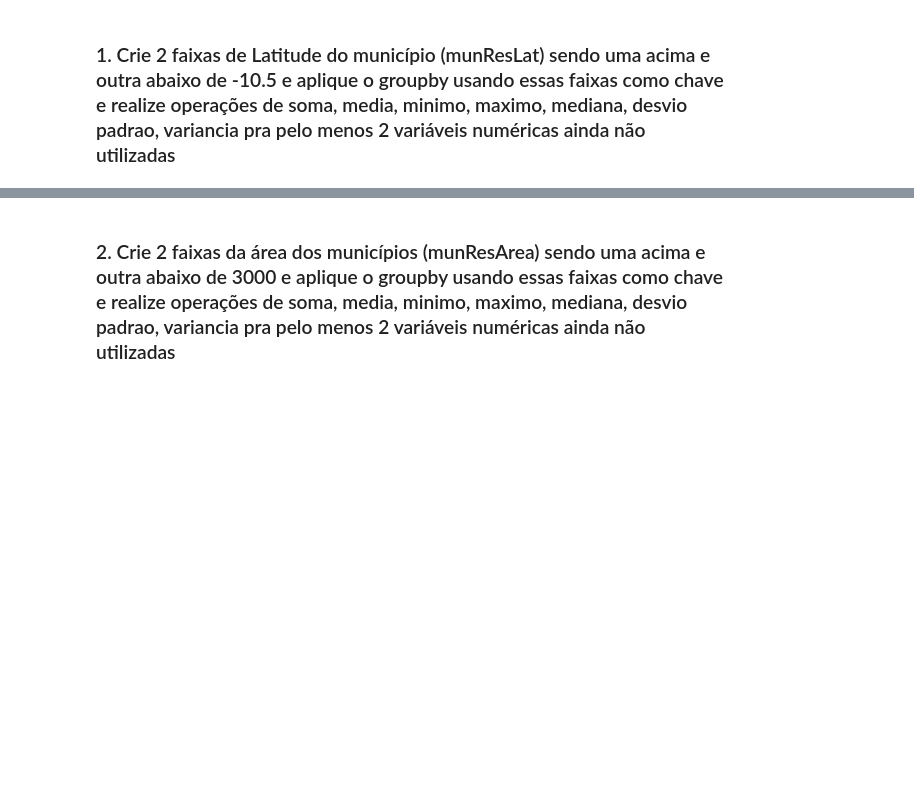
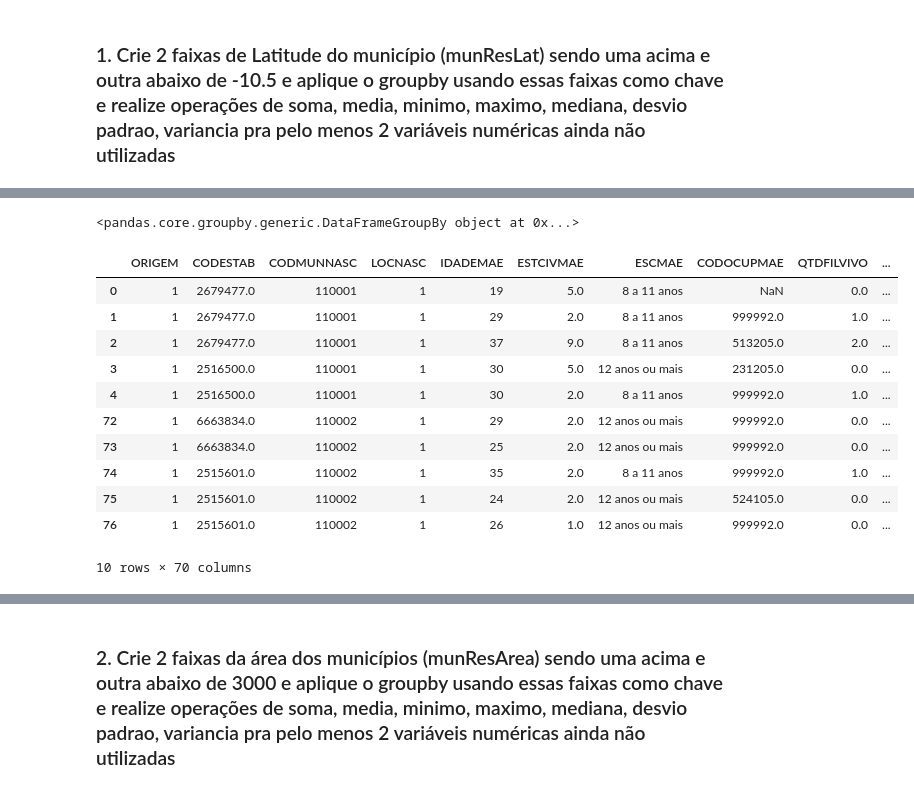
Before and after one commit to diegofurukawa/Python_Ebac, a Jupyter notebook: Profissao_Cientista_de_Dados/02_Cientista_de_Dados/Modulo_09_-_Desenvolvimento_de_Aplicacoes_com_Python/Mod9Tarefa2.ipynb, the cells around one changed output, grey strips where cells are left out. Cells and saved outputs as stored; diff of their text form; code cells hidden in the pictures; blank space fills up the shorter version.

```diff
--- a/Profissao_Cientista_de_Dados/02_Cientista_de_Dados/Modulo_09_-_Desenvolvimento_de_Aplicacoes_com_Python/Mod9Tarefa2.ipynb
+++ b/Profissao_Cientista_de_Dados/02_Cientista_de_Dados/Modulo_09_-_Desenvolvimento_de_Aplicacoes_com_Python/Mod9Tarefa2.ipynb
@@ -35,3 +35,5 @@ sinasc_raw.head()
 # Tarefa 2
 # %% [markdown]
 ### 1. Crie 2 faixas de Latitude do município (munResLat) sendo uma acima e outra abaixo de -10.5 e aplique o groupby usando essas faixas como chave e realize operações de soma, media, minimo, maximo, mediana, desvio padrao, variancia pra pelo menos 2 variáveis numéricas ainda não utilizadas
+# %%
+sinasc_raw['munResLat'].fillna(0, inplace=True)
@@ -37,0 +59,28 @@ sinasc_raw.head()
+# %%
+sinasc_faixa2 = sinasc_raw
+
+# Criar um dicionário de mapeamento para as faixas de latitude
+mapping = {True: 'Abaixo de -10.5', False: 'Acima de -10.5'}
+
+# Aplicar o mapeamento
+sinasc_faixa2['faixa'] = sinasc_faixa2['munResLat'].map(lambda x: x < -10.5).map(mapping)
+
+# Agrupar e somar os valores com base nas faixas
+result = sinasc_faixa2.groupby('faixa')
+# %% [output]
+<pandas.core.groupby.generic.DataFrameGroupBy object at 0x...>
+# %%
+result.head()
+# %% [output]
+|  | ORIGEM | CODESTAB | CODMUNNASC | LOCNASC | IDADEMAE | ESTCIVMAE | ESCMAE | CODOCUPMAE | QTDFILVIVO | ... |
+| 0 | 1 | 2679477.0 | 110001 | 1 | 19 | 5.0 | 8 a 11 anos | NaN | 0.0 | ... |
+| 1 | 1 | 2679477.0 | 110001 | 1 | 29 | 2.0 | 8 a 11 anos | 999992.0 | 1.0 | ... |
+| 2 | 1 | 2679477.0 | 110001 | 1 | 37 | 9.0 | 8 a 11 anos | 513205.0 | 2.0 | ... |
+| 3 | 1 | 2516500.0 | 110001 | 1 | 30 | 5.0 | 12 anos ou mais | 231205.0 | 0.0 | ... |
+| 4 | 1 | 2516500.0 | 110001 | 1 | 30 | 2.0 | 8 a 11 anos | 999992.0 | 1.0 | ... |
+| 72 | 1 | 6663834.0 | 110002 | 1 | 29 | 2.0 | 12 anos ou mais | 999992.0 | 0.0 | ... |
+| 73 | 1 | 6663834.0 | 110002 | 1 | 25 | 2.0 | 12 anos ou mais | 999992.0 | 0.0 | ... |
+| 74 | 1 | 2515601.0 | 110002 | 1 | 35 | 2.0 | 8 a 11 anos | 999992.0 | 1.0 | ... |
+| 75 | 1 | 2515601.0 | 110002 | 1 | 24 | 2.0 | 12 anos ou mais | 524105.0 | 0.0 | ... |
+| 76 | 1 | 2515601.0 | 110002 | 1 | 26 | 1.0 | 12 anos ou mais | 999992.0 | 0.0 | ... |
+10 rows × 70 columns
```
Also changed, not shown: parts of 3 cells of this notebook.
